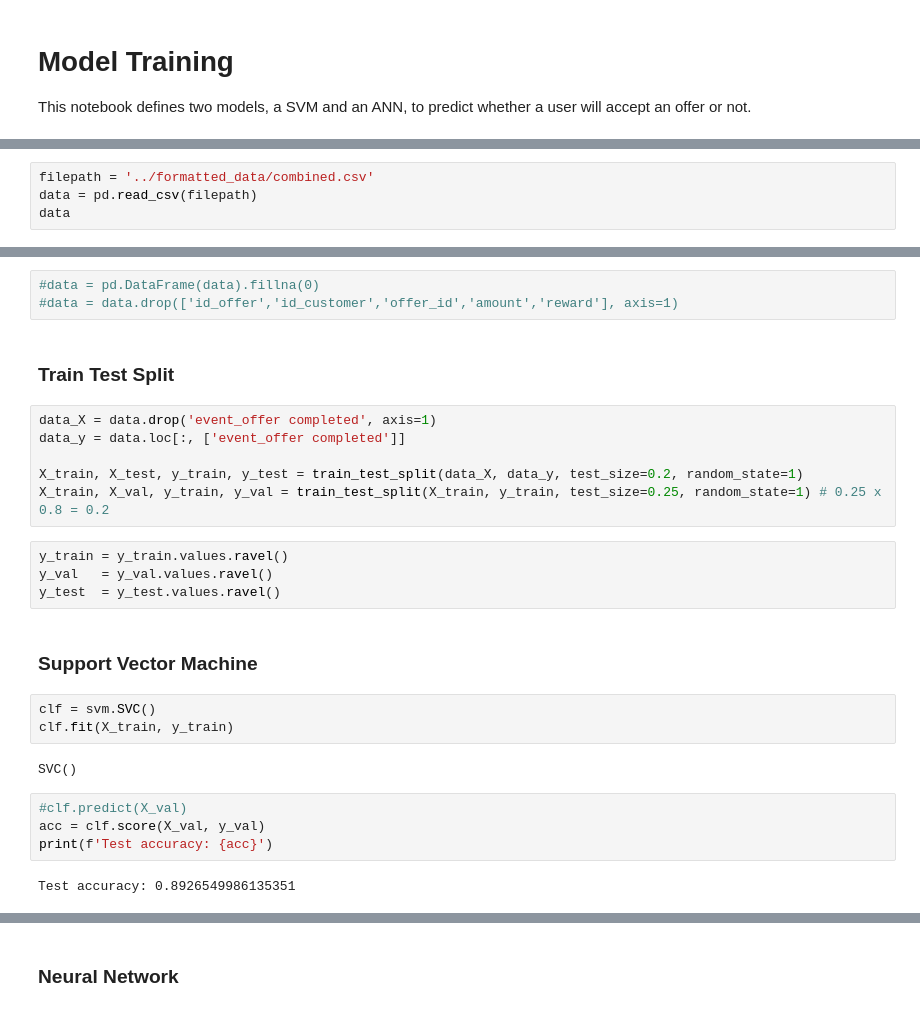
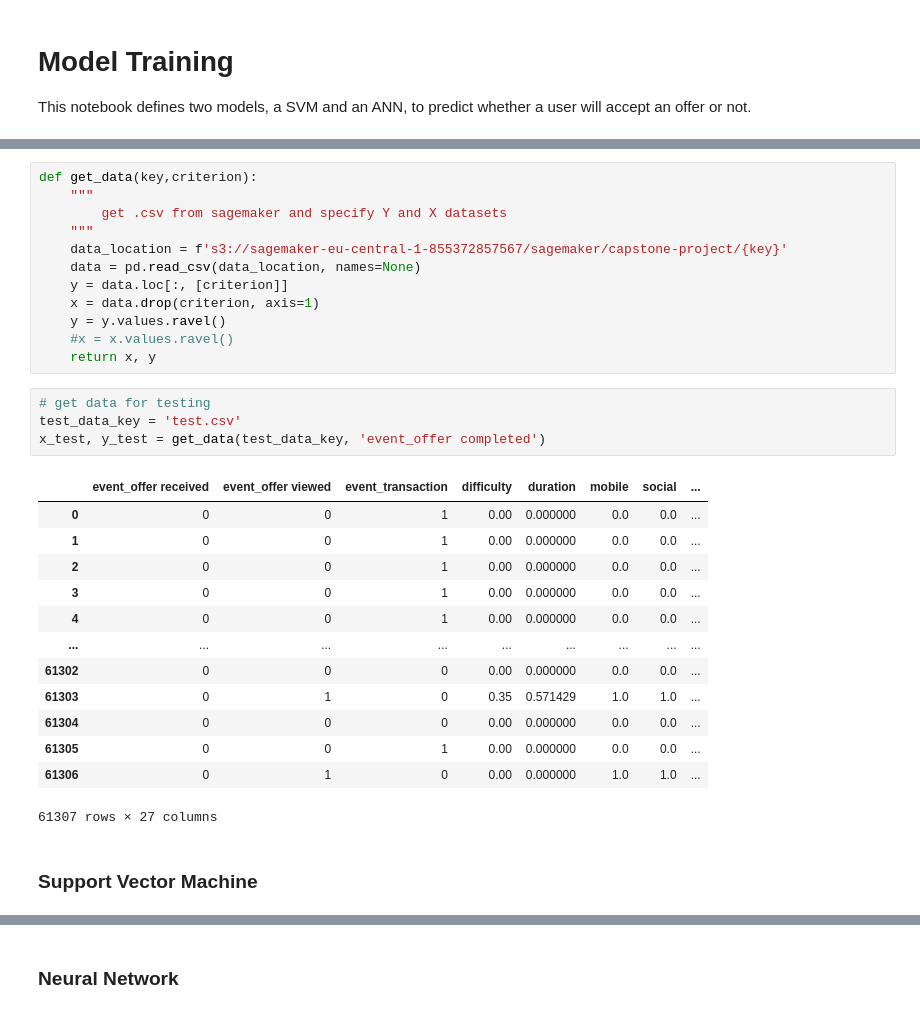
Before and after one commit to seblum/UDAC_MLE, a Jupyter notebook: 3_Capstone_Starbucks/notebooks/3-Model_Training.ipynb, the cells around one changed output, grey strips where cells are left out. Drawn from its saved outputs; the diff is of its cells as text.

Commit message:
added SVM and ANN for Sagemaker

```diff
--- a/3_Capstone_Starbucks/notebooks/3-Model_Training.ipynb
+++ b/3_Capstone_Starbucks/notebooks/3-Model_Training.ipynb
@@ -29,4 +31,0 @@ import tensorflow as tf
-# %%
-filepath = '../formatted_data/combined.csv'
-data = pd.read_csv(filepath)
-data
@@ -49,28 +32,32 @@ data
-# %%
-#data = pd.DataFrame(data).fillna(0)
-#data = data.drop(['id_offer','id_customer','offer_id','amount','reward'], axis=1)
-# %% [markdown]
-### Train Test Split
-# %%
-data_X = data.drop('event_offer completed', axis=1)
-data_y = data.loc[:, ['event_offer completed']]
-
-X_train, X_test, y_train, y_test = train_test_split(data_X, data_y, test_size=0.2, random_state=1)
-X_train, X_val, y_train, y_val = train_test_split(X_train, y_train, test_size=0.25, random_state=1) # 0.25 x 0.8 = 0.2
-# %%
-y_train = y_train.values.ravel()
-y_val   = y_val.values.ravel()
-y_test  = y_test.values.ravel()
+# %%
+def get_data(key,criterion):
+    """
+        get .csv from sagemaker and specify Y and X datasets
+    """
+    data_location = f's3://sagemaker-eu-central-1-855372857567/sagemaker/capstone-project/{key}'
+    data = pd.read_csv(data_location, names=None)
+    y = data.loc[:, [criterion]]
+    x = data.drop(criterion, axis=1)
+    y = y.values.ravel()
+    #x = x.values.ravel()
+    return x, y
+# %%
+# get data for testing
+test_data_key = 'test.csv'
+x_test, y_test = get_data(test_data_key, 'event_offer completed')
+# %% [output]
+|  | event_offer received | event_offer viewed | event_transaction | difficulty | duration | mobile | social | ... |
+| 0 | 0 | 0 | 1 | 0.00 | 0.000000 | 0.0 | 0.0 | ... |
+| 1 | 0 | 0 | 1 | 0.00 | 0.000000 | 0.0 | 0.0 | ... |
+| 2 | 0 | 0 | 1 | 0.00 | 0.000000 | 0.0 | 0.0 | ... |
+| 3 | 0 | 0 | 1 | 0.00 | 0.000000 | 0.0 | 0.0 | ... |
+| 4 | 0 | 0 | 1 | 0.00 | 0.000000 | 0.0 | 0.0 | ... |
+| ... | ... | ... | ... | ... | ... | ... | ... | ... |
+| 61302 | 0 | 0 | 0 | 0.00 | 0.000000 | 0.0 | 0.0 | ... |
+| 61303 | 0 | 1 | 0 | 0.35 | 0.571429 | 1.0 | 1.0 | ... |
+| 61304 | 0 | 0 | 0 | 0.00 | 0.000000 | 0.0 | 0.0 | ... |
+| 61305 | 0 | 0 | 1 | 0.00 | 0.000000 | 0.0 | 0.0 | ... |
+| 61306 | 0 | 1 | 0 | 0.00 | 0.000000 | 1.0 | 1.0 | ... |
+61307 rows × 27 columns
 # %% [markdown]
 ### Support Vector Machine
-# %%
-clf = svm.SVC()
-clf.fit(X_train, y_train)
-# %% [output]
-SVC()
-# %%
-#clf.predict(X_val)
-acc = clf.score(X_val, y_val)
-print(f'Test accuracy: {acc}')
-# %% [output]
-Test accuracy: 0.8926549986135351
```
Also changed, not shown: parts of 27 cells of this notebook, 9 other files.
